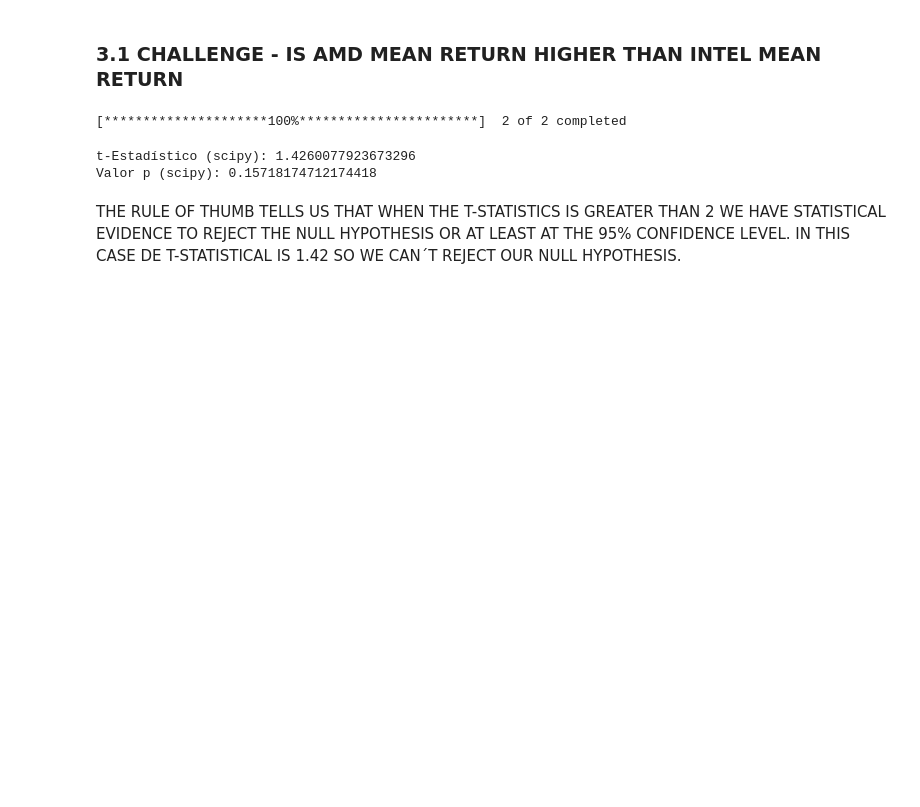
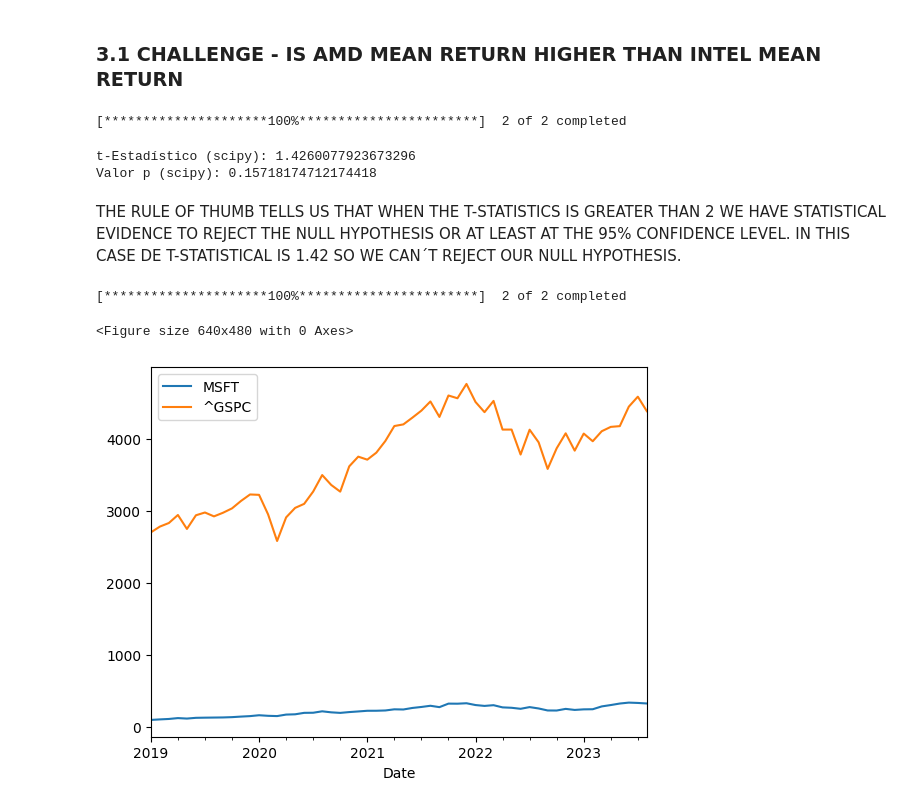
Before and after one commit to dieghoost04/workshops, a Jupyter notebook: workshop3DiegoDíazAyala.ipynb, the cells around one changed output. Cells and saved outputs as stored; diff of their text form; code cells hidden in the pictures; blank space fills up the shorter version.

```diff
--- a/workshop3DiegoDíazAyala.ipynb
+++ b/workshop3DiegoDíazAyala.ipynb
@@ -50,3 +50,23 @@ t-Estadístico (scipy): 1.4260077923673296
 Valor p (scipy): 0.15718174712174418
 # %% [markdown]
 THE RULE OF THUMB TELLS US THAT WHEN THE T-STATISTICS IS GREATER THAN 2 WE HAVE STATISTICAL EVIDENCE TO REJECT THE NULL HYPOTHESIS OR AT LEAST AT THE 95% CONFIDENCE LEVEL. IN THIS CASE DE T-STATISTICAL IS 1.42 SO WE CAN´T REJECT OUR NULL HYPOTHESIS.
+# %%
+import numpy as np
+import pandas as pd
+import yfinance as yf
+import matplotlib
+import matplotlib.pyplot as plt
+
+# We download price data for Microsoft and the S&P500 index:
+prices=yf.download(tickers="MSFT ^GSPC", start="2019-01-01",interval="1mo")
+# We select Adjusted closing prices and drop any row with NA values:
+adjprices = prices['Adj Close'].dropna()
+# %% [output]
+[*********************100%***********************]  2 of 2 completed
+# %%
+plt.clf()
+adjprices.plot(y=['MSFT','^GSPC'])
+plt.show()
+# %% [output]
+<Figure size 640x480 with 0 Axes>
+[figure, added]
```
Also changed, not shown: parts of 13 cells of this notebook.
